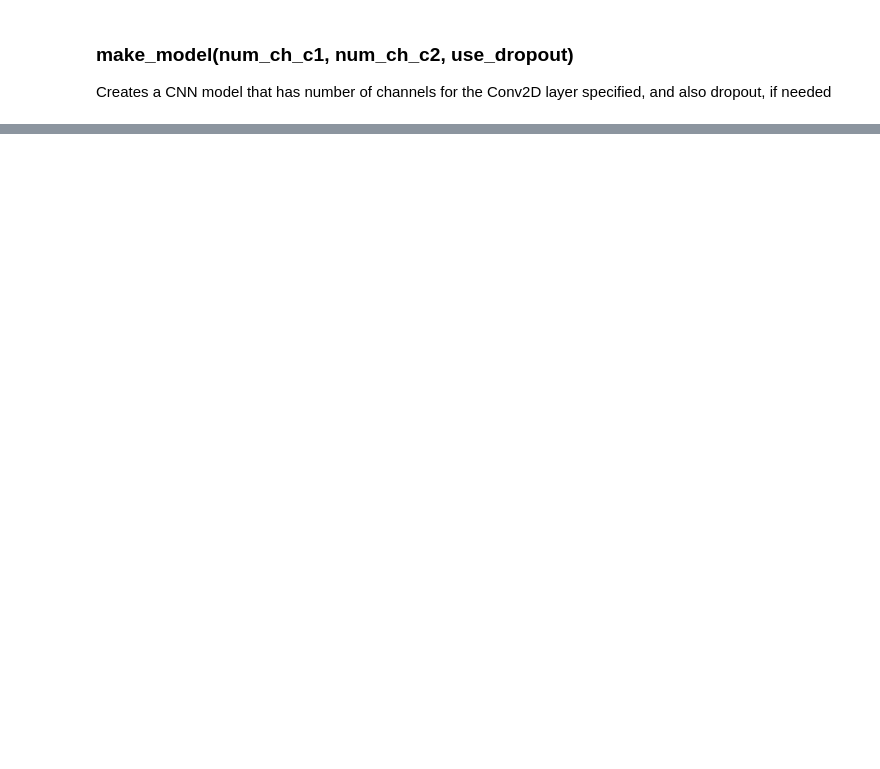
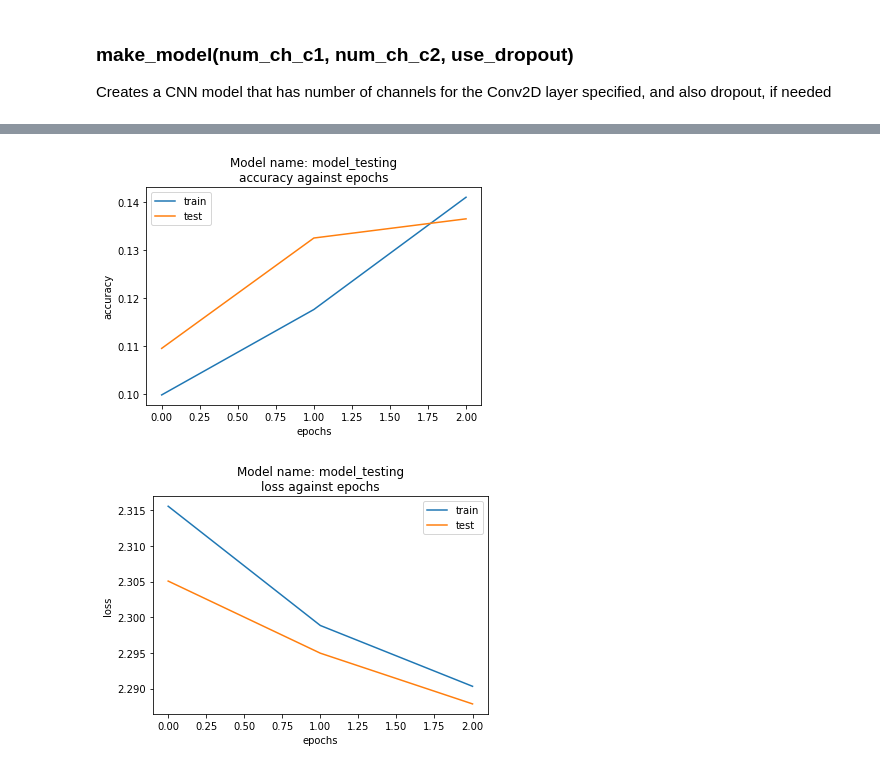
Before and after one commit to tanchuanxin/cz4042_assignment_2, a Jupyter notebook: 2a/2a0.ipynb, the cells around one changed output, grey strips where cells are left out. Cells and saved outputs as stored; diff of their text form; code cells hidden in the pictures; blank space fills up the shorter version.

```diff
--- a/2a/2a0.ipynb
+++ b/2a/2a0.ipynb
@@ -90,0 +220,37 @@ Creates a CNN model that has number of channels for the Conv2D layer specified,
+# %%
+def set_model_parameters(optimizer_, model_name):
+  # fixed
+  epochs = 3
+  batch_size = 128
+  learning_rate = 0.001
+  loss = tf.keras.losses.SparseCategoricalCrossentropy(from_logits=True)
+  callbacks = [TqdmCallback(verbose=1)]
+
+  if optimizer_ == 'SGD':
+    optimizer = tf.keras.optimizers.SGD(learning_rate=learning_rate)
+  elif optimizer_ == 'SGD-momentum':
+    optimizer = tf.keras.optimizers.SGD(learning_rate=learning_rate, momentum=0.1)
+  elif optimizer_ == 'RMSProp':
+    optimizer = tf.keras.optimizers.RMSprop(learning_rate=learning_rate)
+  elif optimizer_ == 'Adam':
+    optimizer = tf.keras.optimizers.Adam(learning_rate=learning_rate)
+  else:
+    raise NotImplementedError(f'You do not need to handle [{optimizer_}] in this project.')
+
+  return epochs, batch_size, loss, callbacks, optimizer, model_name
+# %%
+model = make_model(50, 60, False)
+epochs, batch_size, loss, callbacks, optimizer, model_name = set_model_parameters('SGD', 'model_testing')
+
+model.compile(optimizer=optimizer, loss=loss, metrics='accuracy')
+
+history = model.fit(
+    x_train,
+    y_train,
+    batch_size=batch_size,
+    epochs=epochs,
+    callbacks=callbacks,
+    validation_data=(x_test, y_test))
+
+history_saver(history, model_name)
+history_json = history_loader(model_name)
@@ -90,0 +267,6 @@ Creates a CNN model that has number of channels for the Conv2D layer specified,
+# %%
+plot_acc(history_json, model_name)
+plot_loss(history_json, model_name)
+# %% [output]
+[figure, added]
+[figure, added]
```
Also changed, not shown: parts of 25 cells of this notebook, 14 other files.
